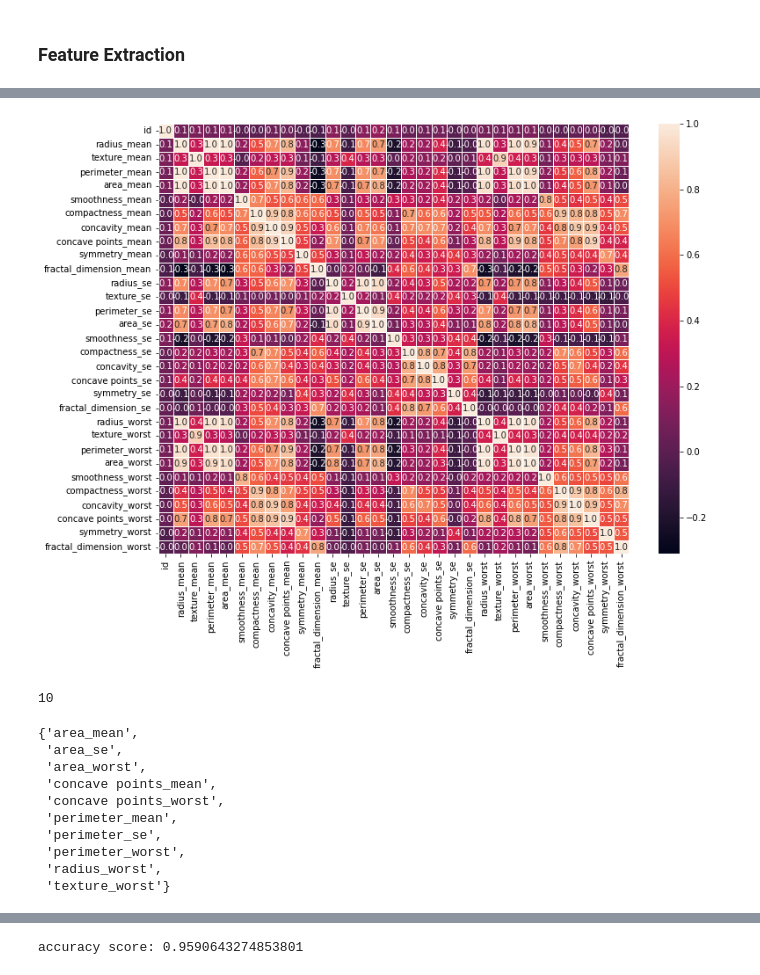
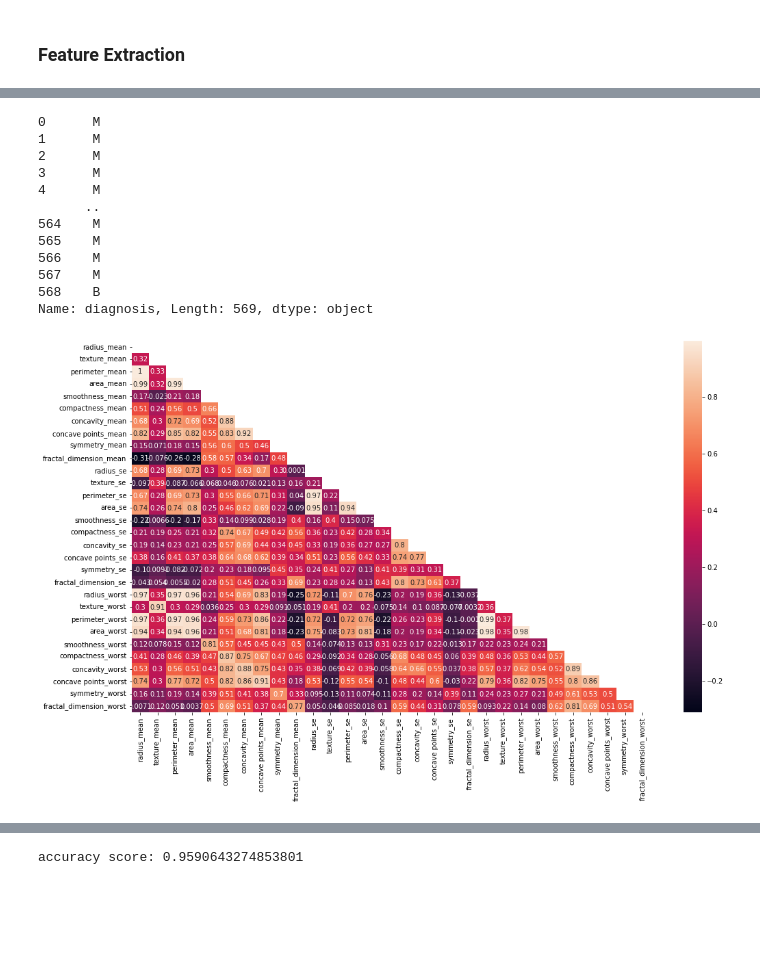
Before and after one commit to benbel376/causal_graph, a Jupyter notebook: notebooks/modeling.ipynb, the cells around one changed output, grey strips where cells are left out. Saved outputs shown, nothing was run; the diff lists cells and outputs as text; code cells hidden in the pictures; blank space fills up the shorter version.

Commit message:
add correlation based fitler to util

```diff
--- a/notebooks/modeling.ipynb
+++ b/notebooks/modeling.ipynb
@@ -36,9 +36,12 @@ import warnings
 warnings.filterwarnings("ignore")
 # %%
 sys.path.append(os.path.abspath(os.path.join('../scripts')))
+from utils import Utils
+Util = Utils()
 # %%
 # Loading Dataset
 
 raw_df = pd.read_csv("../data/data.csv")
+raw_df = raw_df.iloc[:,1:-1]
 raw_df.head()
 # %% [output]
@@ -54,5 +57,5 @@ raw_df.head()
 # %%
 # Separating features and target
 
-features_df = raw_df.drop('diagnosis',axis=1).iloc[:,:-1]
+features_df = raw_df.drop('diagnosis',axis=1)
 target_df = raw_df['diagnosis']
@@ -59,9 +72,22 @@ target_df = raw_df['diagnosis']
+# %%
+target_df
+# %% [output]
+0      M
+1      M
+2      M
+3      M
+4      M
+      ..
+564    M
+565    M
+566    M
+567    M
+568    B
+Name: diagnosis, Length: 569, dtype: object
 # %%
 # lets eleminate highly correlated features first
 #correlation matrix
-corrmat = features_df.corr()
-f, ax = plt.subplots(figsize=(12, 9))
-sns.heatmap(corrmat, annot=True, linewidths=.5, fmt= '.1f',ax=ax);
+Util.show_corr(features_df)
 # %% [output]
-[figure, old version]
+[figure, new version]
 # %%
@@ -74,20 +109,3 @@ for i in range(len(corrmat.columns)):
-# %%
-len(correlated_features)
-# %% [output]
-10
-# %%
-correlated_features
-# %% [output]
-{'area_mean',
- 'area_se',
- 'area_worst',
- 'concave points_mean',
- 'concave points_worst',
- 'perimeter_mean',
- 'perimeter_se',
- 'perimeter_worst',
- 'radius_worst',
- 'texture_worst'}
 # %%
 features_df2 = features_df.drop(labels=correlated_features, axis=1)
 features_df2.head()
```
Also changed, not shown: parts of 3 cells of this notebook, 1 other file.
